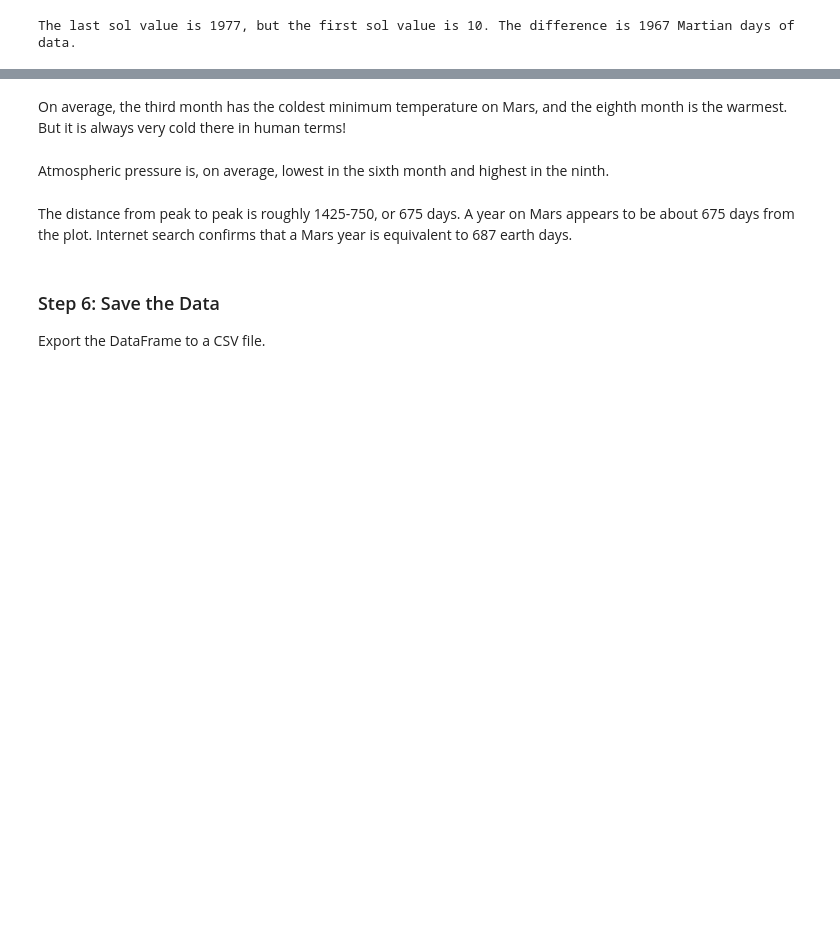
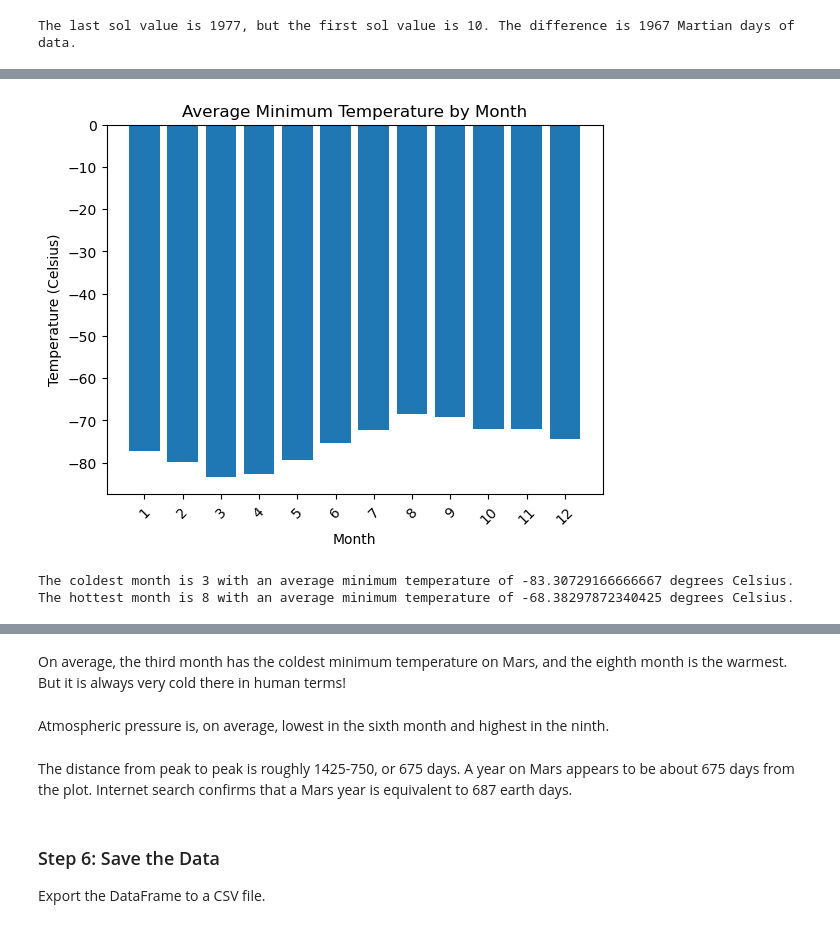
Before and after one commit to ktennant5378/Module-11-Challenge, a Jupyter notebook: Module 11 - HTML Scraping/Starter_Code_v1.2.2 (1)/Starter_Code/part_2_mars_weather.ipynb, the cells around one changed output, grey strips where cells are left out. Cells and saved outputs as stored; diff of their text form; code cells hidden in the pictures; blank space fills up the shorter version.

```diff
--- a/Module 11 - HTML Scraping/Starter_Code_v1.2.2 (1)/Starter_Code/part_2_mars_weather.ipynb
+++ b/Module 11 - HTML Scraping/Starter_Code_v1.2.2 (1)/Starter_Code/part_2_mars_weather.ipynb
@@ -227,3 +210,5 @@ print(f'The last sol value is {last_sol_value}, but the first sol value is {firs
 The last sol value is 1977, but the first sol value is 10. The difference is 1967 Martian days of data.
 # %%
 # 3. What is the average low temperature by month?
+monthly_average = df.groupby('month').mean()['min_temp']
+monthly_average
@@ -234,2 +230,23 @@ The last sol value is 1977, but the first sol value is 10. The difference is 196
+# %%
+# Plot the average temperature by month
+plt.title('Average Minimum Temperature by Month')
+plt.xlabel('Month')
+plt.ylabel('Temperature (Celsius)')
+plt.bar(monthly_average.index, monthly_average)
+plt.xticks(monthly_average.index, rotation = 45)
+plt.show()
+# %% [output]
+[figure, added]
+# %%
+# Identify the coldest and hottest months in Curiosity's location
+min_temp = monthly_average.min()
+max_temp = monthly_average.max()
+coldest_month = monthly_average.idxmin()
+hottest_month = monthly_average.idxmax()
+print(f'The coldest month is {coldest_month} with an average minimum temperature of {min_temp} degrees Celsius.')
+print(f'The hottest month is {hottest_month} with an average minimum temperature of {max_temp} degrees Celsius.')
+# %% [output]
+The coldest month is 3 with an average minimum temperature of -83.30729166666667 degrees Celsius.
+The hottest month is 8 with an average minimum temperature of -68.38297872340425 degrees Celsius.
 # %%
 # 4. Average pressure by Martian month
```
Also changed, not shown: parts of 13 cells of this notebook.
